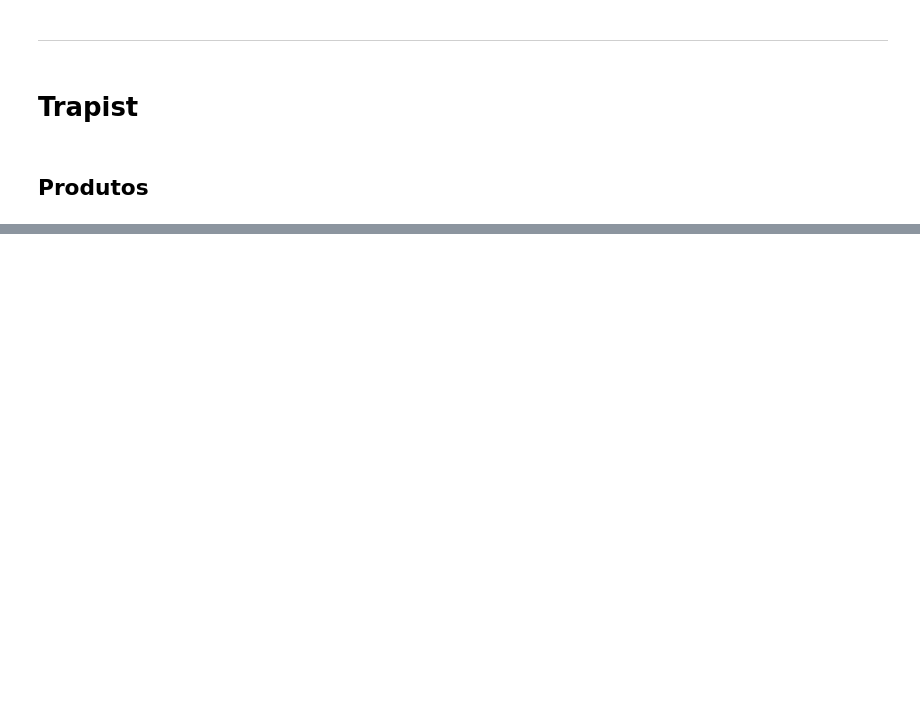
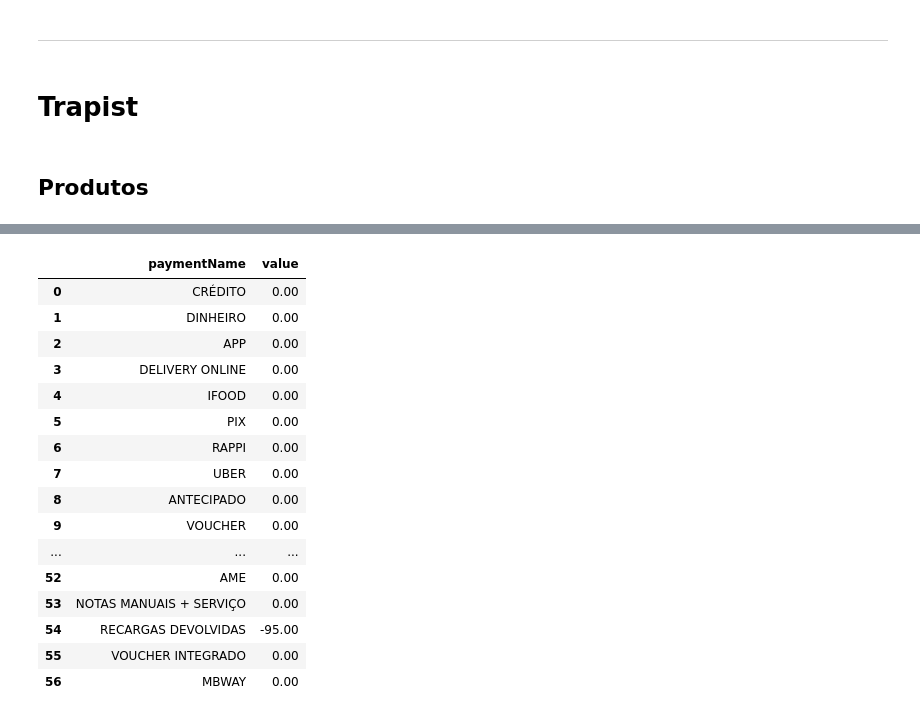
Before and after one commit to mateusono1/CB-Produ-es, a Jupyter notebook: API_ZIG.ipynb, the cells around one changed output, grey strips where cells are left out. Cells and saved outputs as stored; diff of their text form; code cells hidden in the pictures; blank space fills up the shorter version.

```diff
--- a/API_ZIG.ipynb
+++ b/API_ZIG.ipynb
@@ -450,0 +307,20 @@ recarga
+# %%
+todos_faturamentos
+# %% [output]
+|  | paymentName | value |
+| 0 | CRÉDITO | 0.00 |
+| 1 | DINHEIRO | 0.00 |
+| 2 | APP | 0.00 |
+| 3 | DELIVERY ONLINE | 0.00 |
+| 4 | IFOOD | 0.00 |
+| 5 | PIX | 0.00 |
+| 6 | RAPPI | 0.00 |
+| 7 | UBER | 0.00 |
+| 8 | ANTECIPADO | 0.00 |
+| 9 | VOUCHER | 0.00 |
+| ... | ... | ... |
+| 52 | AME | 0.00 |
+| 53 | NOTAS MANUAIS + SERVIÇO | 0.00 |
+| 54 | RECARGAS DEVOLVIDAS | -95.00 |
+| 55 | VOUCHER INTEGRADO | 0.00 |
+| 56 | MBWAY | 0.00 |
```
Also changed, not shown: parts of 20 cells of this notebook.
